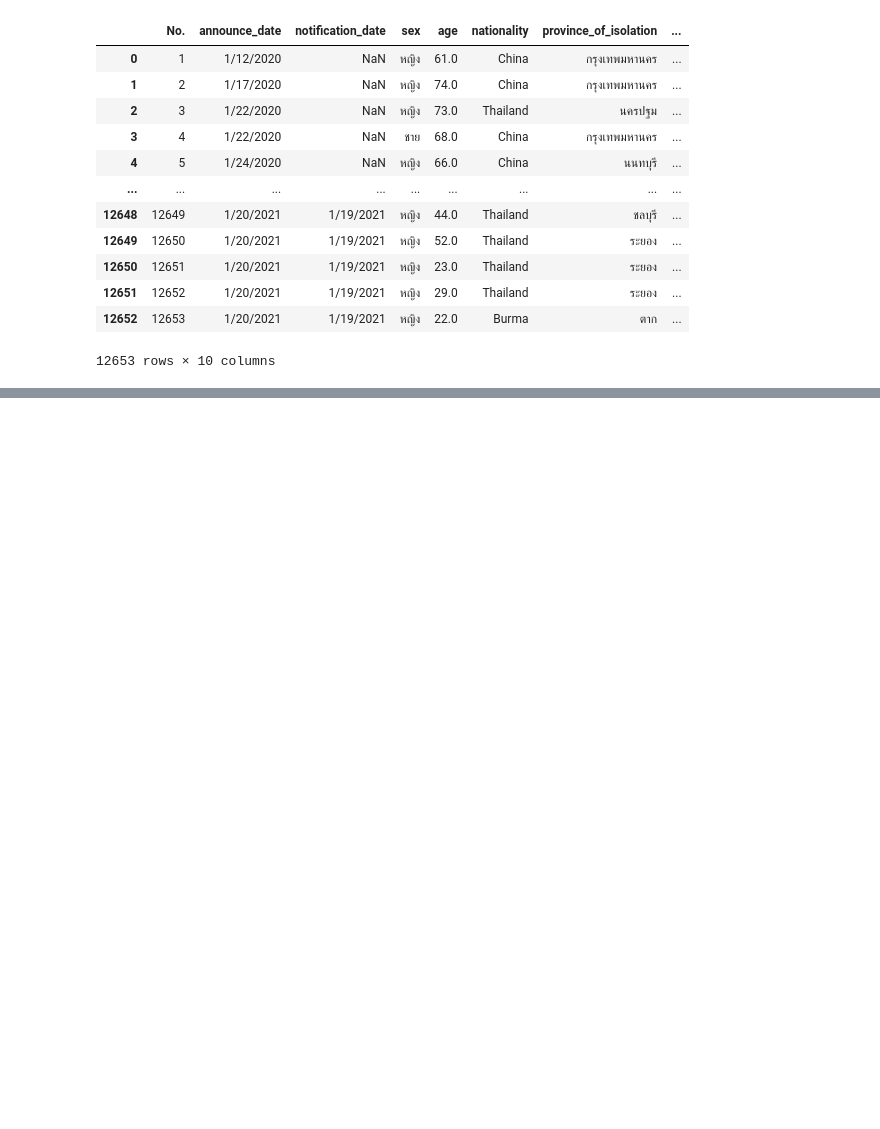
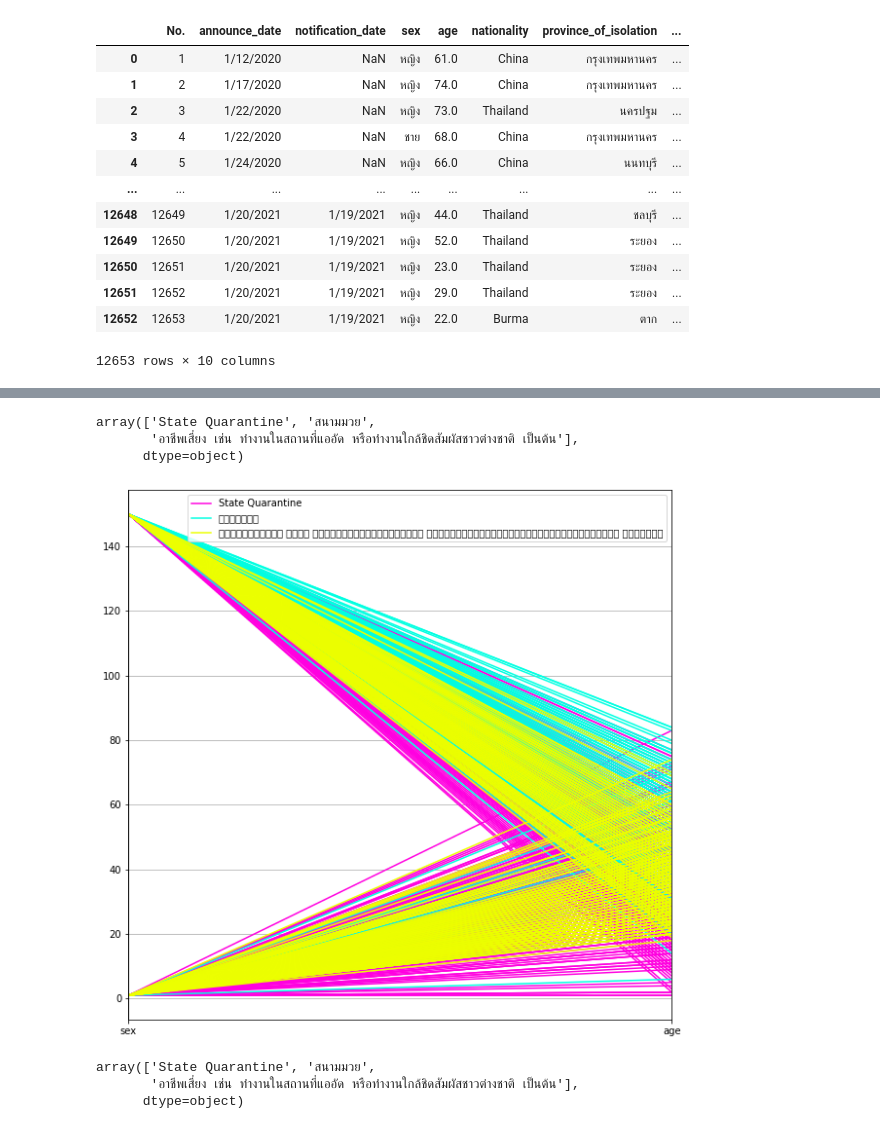
Before and after one commit to Plaifha/data_viz_2022, a Jupyter notebook: DataViz01_Table_Data.ipynb, the cells around one changed output, grey strips where cells are left out. Cells and saved outputs as stored; diff of their text form; code cells hidden in the pictures; blank space fills up the shorter version.

```diff
--- a/DataViz01_Table_Data.ipynb
+++ b/DataViz01_Table_Data.ipynb
@@ -187,0 +313,3 @@ data1
+# %%
+data_U = pd.concat([risk_1,risk_2,risk_3]) #รวมข้อมูลโดยใช้ .concat
+data_U
@@ -187,0 +330,3 @@ data1
+# %%
+data_FM = data_U.replace('หญิง',1) #กำหนดเพศหญิงเป็น1
+data_FM
@@ -187,0 +347,3 @@ data1
+# %%
+data_M = data_FM.replace('ชาย',150) #กำหนดเพศชายเป็น150
+data_M
@@ -187,0 +364,3 @@ data1
+# %%
+data_N = data_M.replace('ไม่ได้ระบุ',300) #กำหนดไม่ระบุเพศเป็น300
+data_N
@@ -187,0 +398,18 @@ data1
+# %%
+data_N['risk'].unique() #เลือกดูชื่อrisk
+# %% [output]
+array(['State Quarantine', 'สนามมวย',
+       'อาชีพเสี่ยง เช่น ทำงานในสถานที่แออัด หรือทำงานใกล้ชิดสัมผัสชาวต่างชาติ เป็นต้น'],
+      dtype=object)
+# %%
+pd.plotting.parallel_coordinates(data_N,'risk',color=['#FF00E0', '#00FFE2', '#ECFF00']); #plot กราฟ
+plt.legend()
+plt.show()
+# %% [output]
+[figure, added]
+# %%
+data_N['risk'].unique()
+# %% [output]
+array(['State Quarantine', 'สนามมวย',
+       'อาชีพเสี่ยง เช่น ทำงานในสถานที่แออัด หรือทำงานใกล้ชิดสัมผัสชาวต่างชาติ เป็นต้น'],
+      dtype=object)
```
Also changed, not shown: parts of 21 cells of this notebook.
